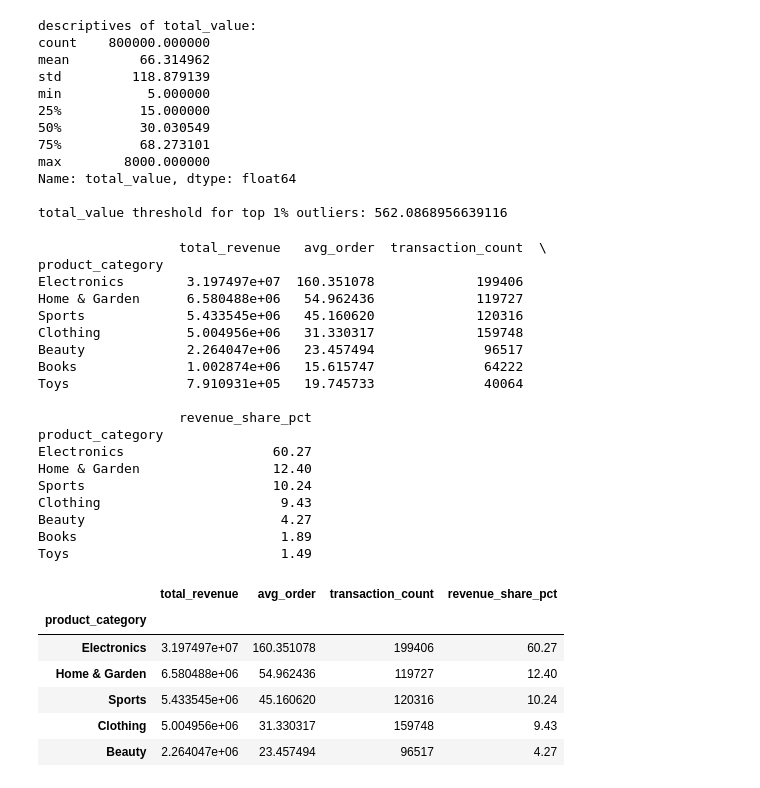
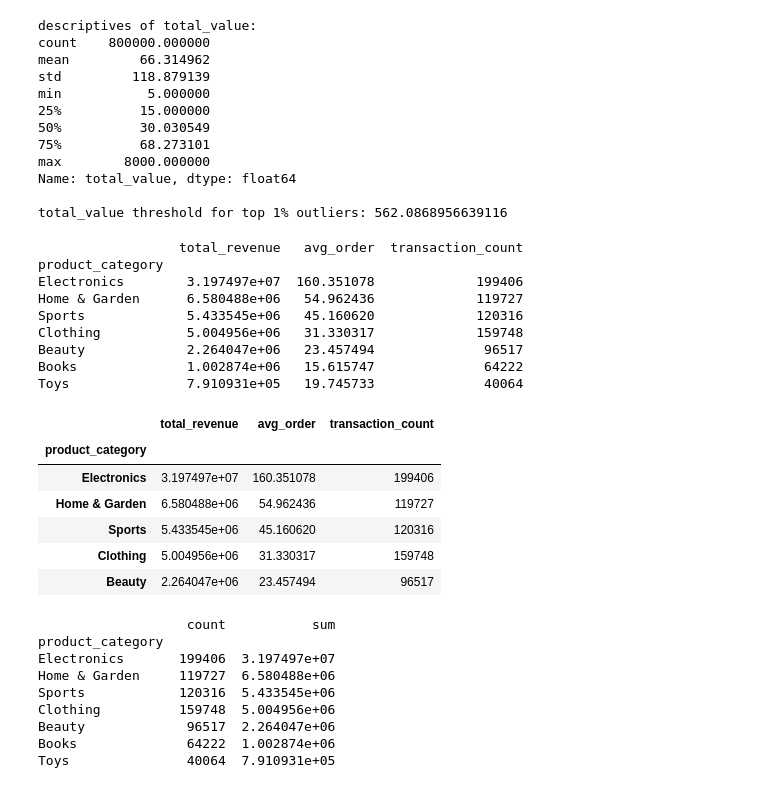
Before and after one commit to douglashdutra/retail-data-engineering-platform, a Jupyter notebook: notebooks/01_eda_retail.ipynb, the cells around one changed output. Drawn from its saved outputs; the diff is of its cells as text; code cells hidden in the pictures.

Commit message:
revenue analysis, business models, trends

```diff
--- a/notebooks/01_eda_retail.ipynb
+++ b/notebooks/01_eda_retail.ipynb
@@ -227,42 +227,49 @@ total_value threshold for top 1% outliers: 562.0868956639116
 # %%
 ## 1 - REVENUE ANALYSIS ##
 # %%
-# Which categories drive the most revenue?
+## Product category analysis
+# product_category by total revenue, average order value, transaction count, and revenue share percentage
 
 revenue_by_cat = (
     df.groupby('product_category')['total_value']
     .agg(total_revenue='sum', avg_order='mean', transaction_count='count')
     .sort_values('total_revenue', ascending=False)
-    .assign(revenue_share_pct=lambda x: (x['total_revenue'] / x['total_revenue'].sum() * 100).round(2))
 )
 print(revenue_by_cat)
 
 with pd.option_context('display.max_columns', None):
     display(revenue_by_cat.head())
 # %% [output]
-                  total_revenue   avg_order  transaction_count  \
+                  total_revenue   avg_order  transaction_count
 product_category
 Electronics        3.197497e+07  160.351078             199406
 Home & Garden      6.580488e+06   54.962436             119727
 Sports             5.433545e+06   45.160620             120316
 Clothing           5.004956e+06   31.330317             159748
 Beauty             2.264047e+06   23.457494              96517
 Books              1.002874e+06   15.615747              64222
 Toys               7.910931e+05   19.745733              40064
-
-                  revenue_share_pct
-product_category
-Electronics                   60.27
-Home & Garden                 12.40
-Sports                        10.24
-Clothing                       9.43
-Beauty                         4.27
-Books                          1.89
-Toys                           1.49
-|  | total_revenue | avg_order | transaction_count | revenue_share_pct |
-| product_category |  |  |  |  |
-| Electronics | 3.197497e+07 | 160.351078 | 199406 | 60.27 |
-| Home & Garden | 6.580488e+06 | 54.962436 | 119727 | 12.40 |
-| Sports | 5.433545e+06 | 45.160620 | 120316 | 10.24 |
-| Clothing | 5.004956e+06 | 31.330317 | 159748 | 9.43 |
-| Beauty | 2.264047e+06 | 23.457494 | 96517 | 4.27 |
+|  | total_revenue | avg_order | transaction_count |
+| product_category |  |  |  |
+| Electronics | 3.197497e+07 | 160.351078 | 199406 |
+| Home & Garden | 6.580488e+06 | 54.962436 | 119727 |
+| Sports | 5.433545e+06 | 45.160620 | 120316 |
+| Clothing | 5.004956e+06 | 31.330317 | 159748 |
+| Beauty | 2.264047e+06 | 23.457494 | 96517 |
+# %%
+## Product category analysis to determine business model indicators
+# product_category by total revenue, average order value and transaction count
+
+bm_analysis = df.groupby('product_category')['total_value'].agg(['count', 'sum'])
+bm_analysis = bm_analysis.sort_values(by='sum', ascending=False)
+print(bm_analysis)
+# %% [output]
+                   count           sum
+product_category
+Electronics       199406  3.197497e+07
+Home & Garden     119727  6.580488e+06
+Sports            120316  5.433545e+06
+Clothing          159748  5.004956e+06
+Beauty             96517  2.264047e+06
+Books              64222  1.002874e+06
+Toys               40064  7.910931e+05
```
Also changed, not shown: parts of 6 cells of this notebook.
